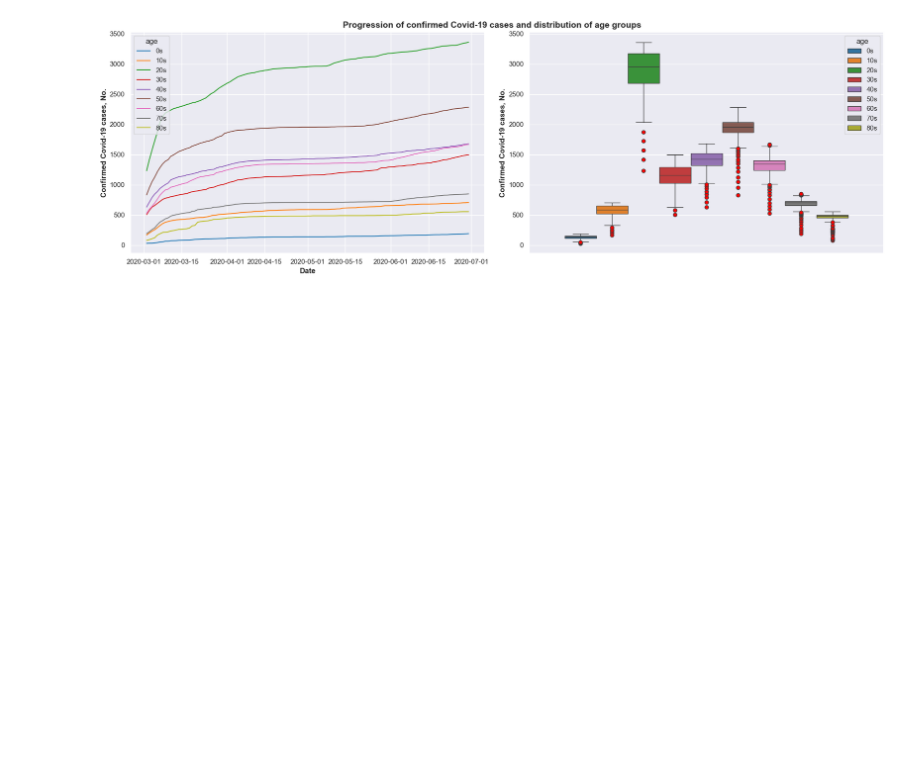
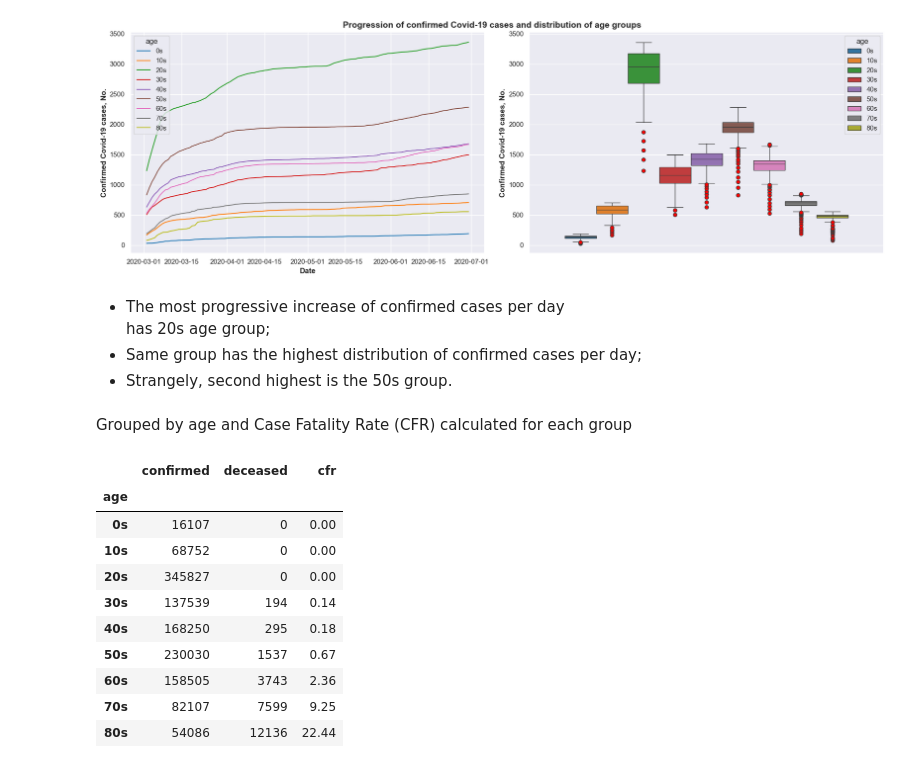
Before and after one commit to ShariYo/Modul1_Sprint4, a Jupyter notebook: project/main.ipynb, the cells around one changed output. Drawn from its saved outputs; the diff is of its cells as text; code cells hidden in the pictures; blank space fills up the shorter version.

```diff
--- a/project/main.ipynb
+++ b/project/main.ipynb
@@ -243,3 +278,26 @@ fig.suptitle(
 plt.show()
 # %% [output]
 [figure]
+# %% [markdown]
+- The most progressive increase of confirmed cases per day
+has 20s age group;
+- Same group has the highest distribution of confirmed cases per day;
+- Strangely, second highest is the 50s group.
+# %% [markdown]
+Grouped by age and Case Fatality Rate (CFR) calculated for each group
+# %%
+grouped_age = clean_time_age.groupby("age").agg({"confirmed":"sum", "deceased":"sum"})
+grouped_age["cfr"] = round((grouped_age["deceased"] / grouped_age["confirmed"]) * 100, 2)
+grouped_age
+# %% [output]
+|  | confirmed | deceased | cfr |
+| age |  |  |  |
+| 0s | 16107 | 0 | 0.00 |
+| 10s | 68752 | 0 | 0.00 |
+| 20s | 345827 | 0 | 0.00 |
+| 30s | 137539 | 194 | 0.14 |
+| 40s | 168250 | 295 | 0.18 |
+| 50s | 230030 | 1537 | 0.67 |
+| 60s | 158505 | 3743 | 2.36 |
+| 70s | 82107 | 7599 | 9.25 |
+| 80s | 54086 | 12136 | 22.44 |
```
Also changed, not shown: parts of 11 cells of this notebook.
